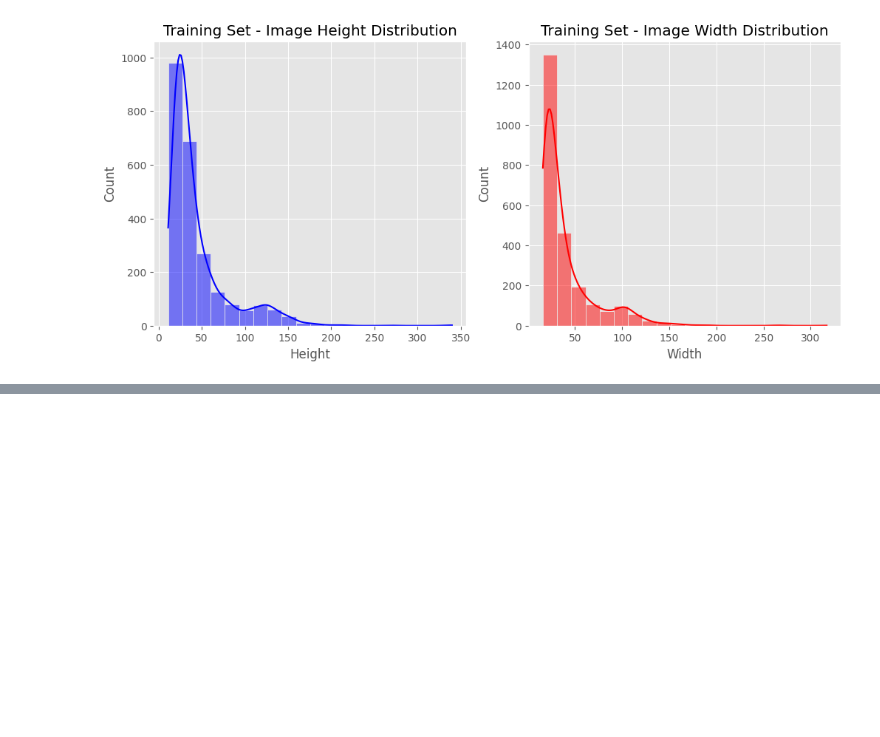
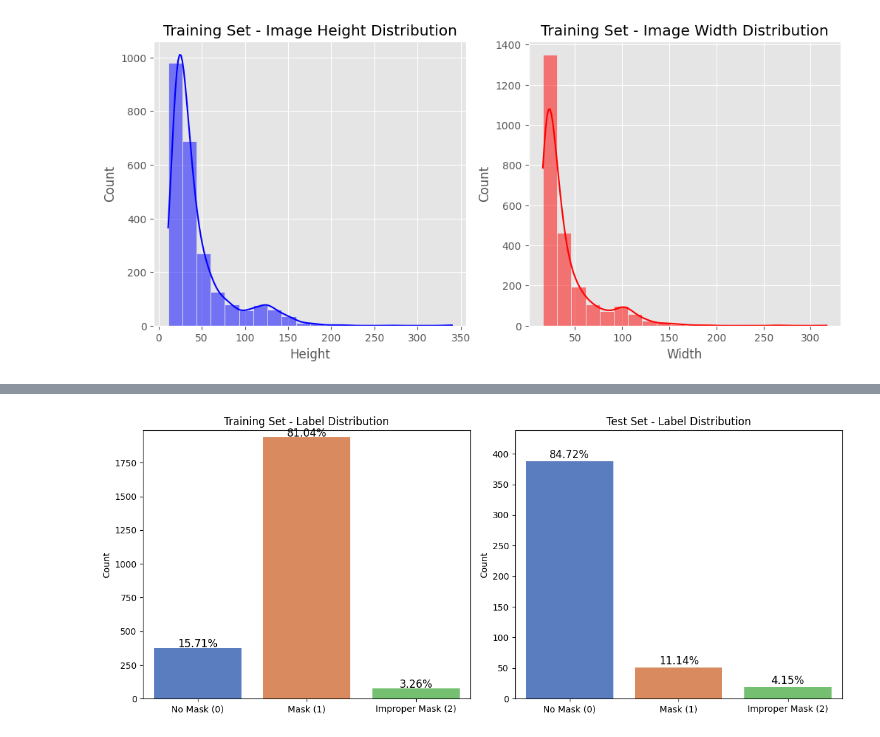
Before and after one commit to Rahim-Rahmatzada/MaskDetection, a Jupyter notebook: Notebooks/2.DataVisualization.ipynb, the cells around one changed output, grey strips where cells are left out. Drawn from its saved outputs; the diff is of its cells as text; code cells hidden in the pictures; blank space fills up the shorter version.

Commit message:
Explored my data in more depth with plots

```diff
--- a/Notebooks/2.DataVisualization.ipynb
+++ b/Notebooks/2.DataVisualization.ipynb
@@ -110,0 +78,42 @@ Passing `palette` without assigning `hue` is deprecated and will be removed in v
+# %%
+import matplotlib.pyplot as plt
+import seaborn as sns
+
+# label counts from notebook 1
+trainLabelCounts = {0: 376, 1: 1940, 2: 78}
+testLabelCounts = {0: 388, 1: 51, 2: 19}
+
+#class lavbels
+labels = ["No Mask (0)", "Mask (1)", "Improper Mask (2)"]
+
+# training values
+trainValues = [trainLabelCounts[0], trainLabelCounts[1], trainLabelCounts[2]]
+trainPercentages = [v / sum(trainValues) * 100 for v in trainValues]
+
+# Test values
+testValues = [testLabelCounts[0], testLabelCounts[1], testLabelCounts[2]]
+testPercentages = [v / sum(testValues) * 100 for v in testValues]
+
+# side by side plots
+fig, axes = plt.subplots(1, 2, figsize=(12, 5))
+
+# Training set plot
+sns.barplot(x=labels, y=trainValues, ax=axes[0], hue=labels, dodge=False, legend=False, palette="muted")
+for i, v in enumerate(trainValues):
+    axes[0].text(i, v + 5, f"{trainPercentages[i]:.2f}%", ha='center', fontsize=12)
+axes[0].set_title("Training Set - Label Distribution")
+axes[0].set_ylabel("Count")
+axes[0].set_ylim(0, max(trainValues) + 50)
+
+# Test set plot
+sns.barplot(x=labels, y=testValues, ax=axes[1], hue=labels, dodge=False, legend=False, palette="muted")
+for i, v in enumerate(testValues):
+    axes[1].text(i, v + 5, f"{testPercentages[i]:.2f}%", ha='center', fontsize=12)
+axes[1].set_title("Test Set - Label Distribution")
+axes[1].set_ylabel("Count")
+axes[1].set_ylim(0, max(testValues) + 50)
+
+plt.tight_layout()
+plt.show()
+# %% [output]
+[figure, added]
```
Also changed, not shown: parts of 6 cells of this notebook, 1 other file.
